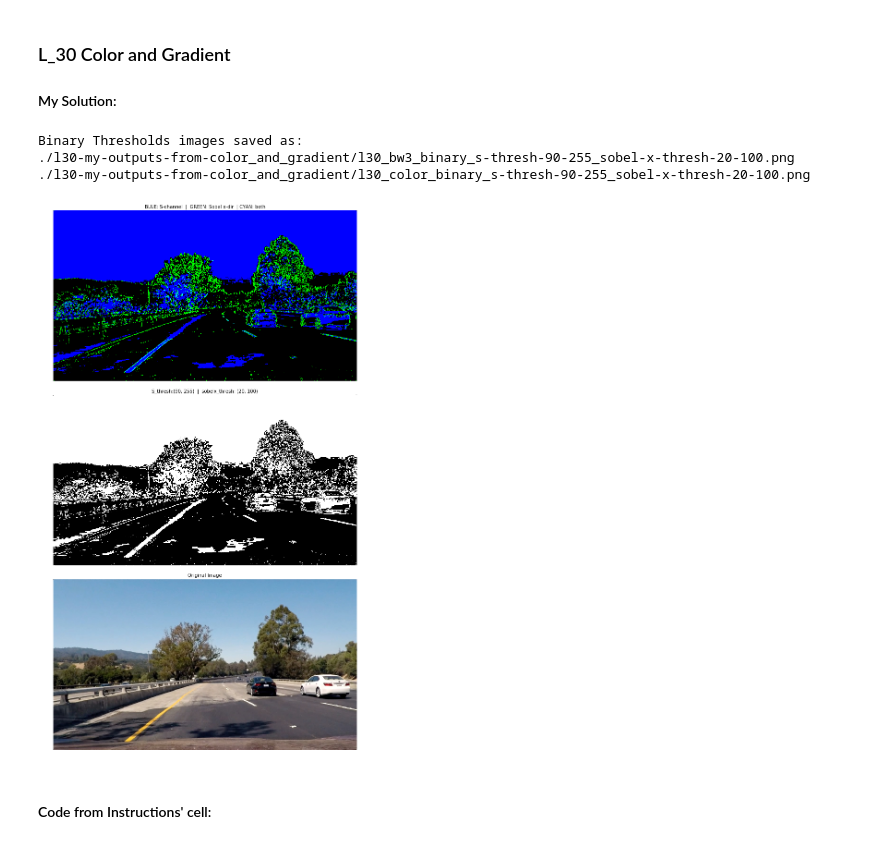
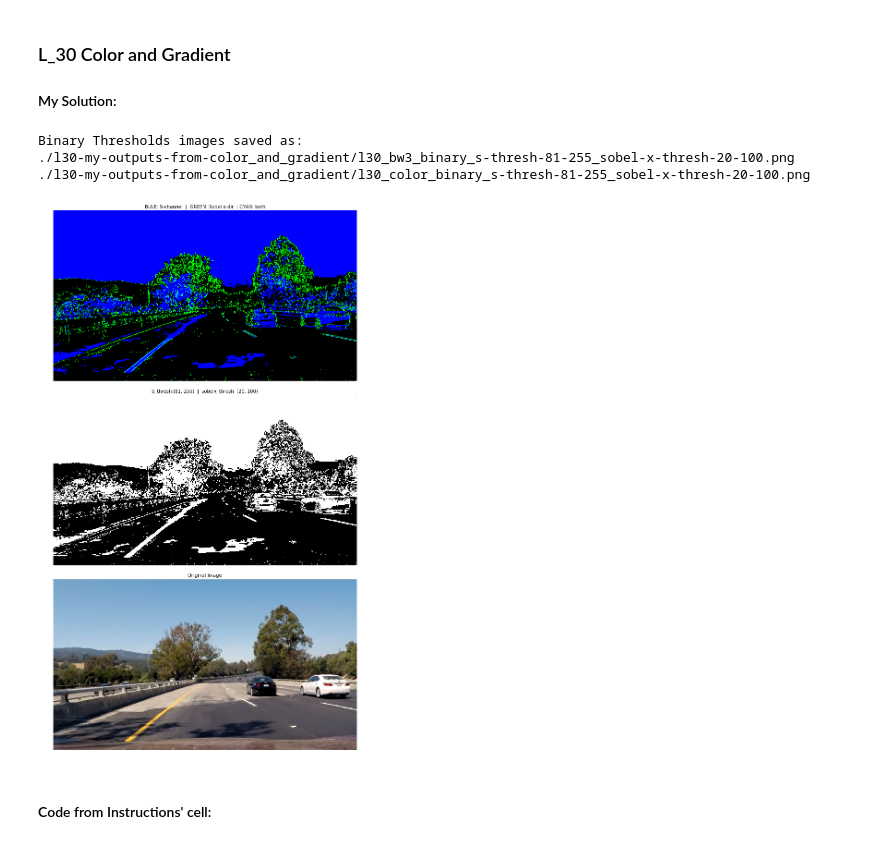
Before and after one commit to SherylHohman/CarND-Advanced-Lane_Lines-Exercises, a Jupyter notebook: L_30_color_and_gradient.ipynb, the cells around one changed output. Drawn from its saved outputs; the diff is of its cells as text; code cells hidden in the pictures.

```diff
--- a/L_30_color_and_gradient.ipynb
+++ b/L_30_color_and_gradient.ipynb
@@ -4,6 +4,11 @@
 #### My Solution:
 # %%
 %matplotlib inline
+# %%
+## SET THRESHOLD VALUES HERE
+
+s_thresh  = (, 255)  # (90, 255) were good values from L_29
+sx_thresh = (20, 100)
 # %%
 import numpy as np
 import cv2
@@ -52,9 +57,10 @@ def pipeline(img, s_thresh=(170, 255), sx_thresh=(20, 100)):
 
     return color_binary, bw_binary
 
-## SET THRESHOLD VALUES HERE
-s_thresh  = (90, 255)  # These were good values from L_29
-sx_thresh = (20, 100)
+## If running within Udacity, Uncomment, and SET THRESHOLD VALUES HERE
+# s_thresh  = (170, 255) #(90, 255)  # These were good values from L_29
+# sx_thresh = ( 15, 100)
+# If running locally, SET THRESHOLD VALUES IN PREVIOUS CELL
 
 color_result, bw_result = pipeline(image, s_thresh)
 
@@ -86,36 +92,36 @@ ax3.axis('off')
 plt.subplots_adjust(left=0., right=1, top=0.9, bottom=0.)
 
 
 # Save Images to File so can compare results of various threshold values
 settings = '_' + 's-thresh-'      +str(s_thresh[0]) +'-'+str(s_thresh[1]) + \
            '_' + 'sobel-x-thresh-'+str(sx_thresh[0])+'-'+str(sx_thresh[1])
 folder_name = './l30-my-outputs-from-color_and_gradient/'
 bw_binary_filename    = folder_name+'l30_bw3_binary'   +settings+'.png'
 color_binary_filename = folder_name+'l30_color_binary'+settings+'.png'
 
 
 import os
 
 images_path = folder_name      # remove this line if uncommented above section, (not using notebook)
 if not os.path.isdir(images_path):
     os.makedirs(images_path)
 
 # convert BW to 3 channels for saving
 bw_3channel = np.zeros_like(color_result)
 bw_3channel = np.dstack((bw_result, bw_result, bw_result))
 
 # TODO: only resave files if they don't already exist!
 
 # save files (use mpimg, since color_result is in RGB order)
 mpimg.imsave(bw_binary_filename, bw_3channel)
 mpimg.imsave(color_binary_filename, color_result)
 
 print('Binary Thresholds images saved as: \n' + bw_binary_filename + '\n' + color_binary_filename)
 # %% [output]
 Binary Thresholds images saved as:
-./l30-my-outputs-from-color_and_gradient/l30_bw3_binary_s-thresh-90-255_sobel-x-thresh-20-100.png
-./l30-my-outputs-from-color_and_gradient/l30_color_binary_s-thresh-90-255_sobel-x-thresh-20-100.png
+./l30-my-outputs-from-color_and_gradient/l30_bw3_binary_s-thresh-81-255_sobel-x-thresh-20-100.png
+./l30-my-outputs-from-color_and_gradient/l30_color_binary_s-thresh-81-255_sobel-x-thresh-20-100.png
-[figure, old version]
+[figure, new version]
 # %% [markdown]
 #### Code from Instructions' cell:
 # %% [raw]
```
Also changed, not shown: 26 other files.
